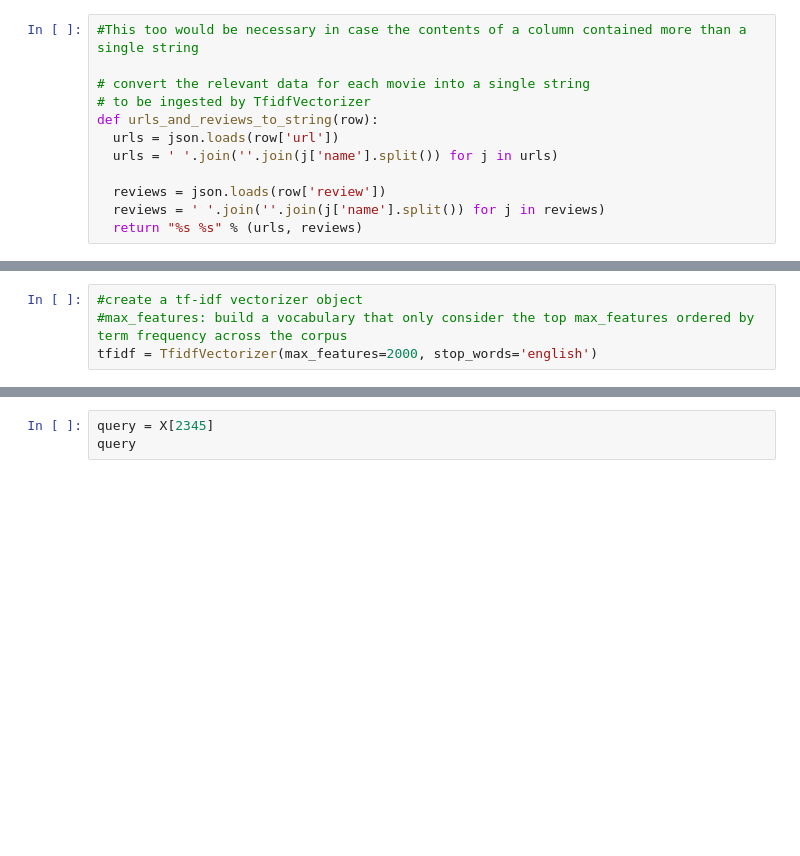
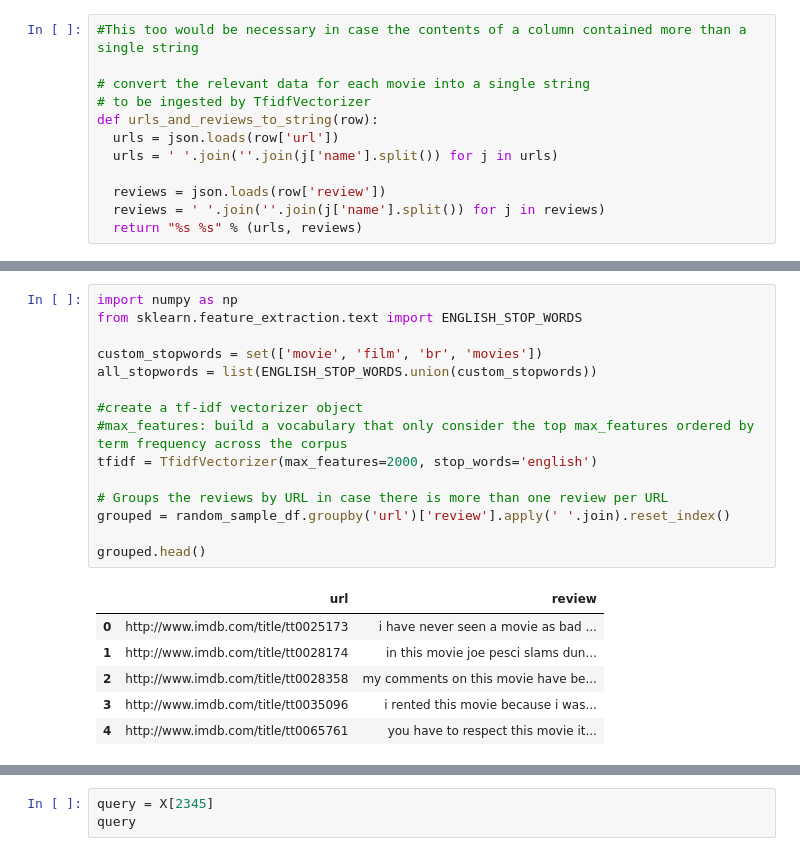
Before and after one commit to jamesxleon/DataMiningProjects, a Jupyter notebook: TF-IDF/Recommender.ipynb, the cells around one changed output, grey strips where cells are left out. Cells and saved outputs as stored; diff of their text form; blank space fills up the shorter version.

```diff
--- a/TF-IDF/Recommender.ipynb
+++ b/TF-IDF/Recommender.ipynb
@@ -134,4 +159,22 @@ def urls_and_reviews_to_string(row):
 # %%
+import numpy as np
+from sklearn.feature_extraction.text import ENGLISH_STOP_WORDS
+
+custom_stopwords = set(['movie', 'film', 'br', 'movies'])
+all_stopwords = list(ENGLISH_STOP_WORDS.union(custom_stopwords))
+
 #create a tf-idf vectorizer object
 #max_features: build a vocabulary that only consider the top max_features ordered by term frequency across the corpus
 tfidf = TfidfVectorizer(max_features=2000, stop_words='english')
+
+# Groups the reviews by URL in case there is more than one review per URL
+grouped = random_sample_df.groupby('url')['review'].apply(' '.join).reset_index()
+
+grouped.head()
+# %% [output]
+|  | url | review |
+| 0 | http://www.imdb.com/title/tt0025173 | i have never seen a movie as bad ... |
+| 1 | http://www.imdb.com/title/tt0028174 | in this movie joe pesci slams dun... |
+| 2 | http://www.imdb.com/title/tt0028358 | my comments on this movie have be... |
+| 3 | http://www.imdb.com/title/tt0035096 | i rented this movie because i was... |
+| 4 | http://www.imdb.com/title/tt0065761 | you have to respect this movie it... |
```
Also changed, not shown: parts of 13 cells of this notebook, 7 other files.
